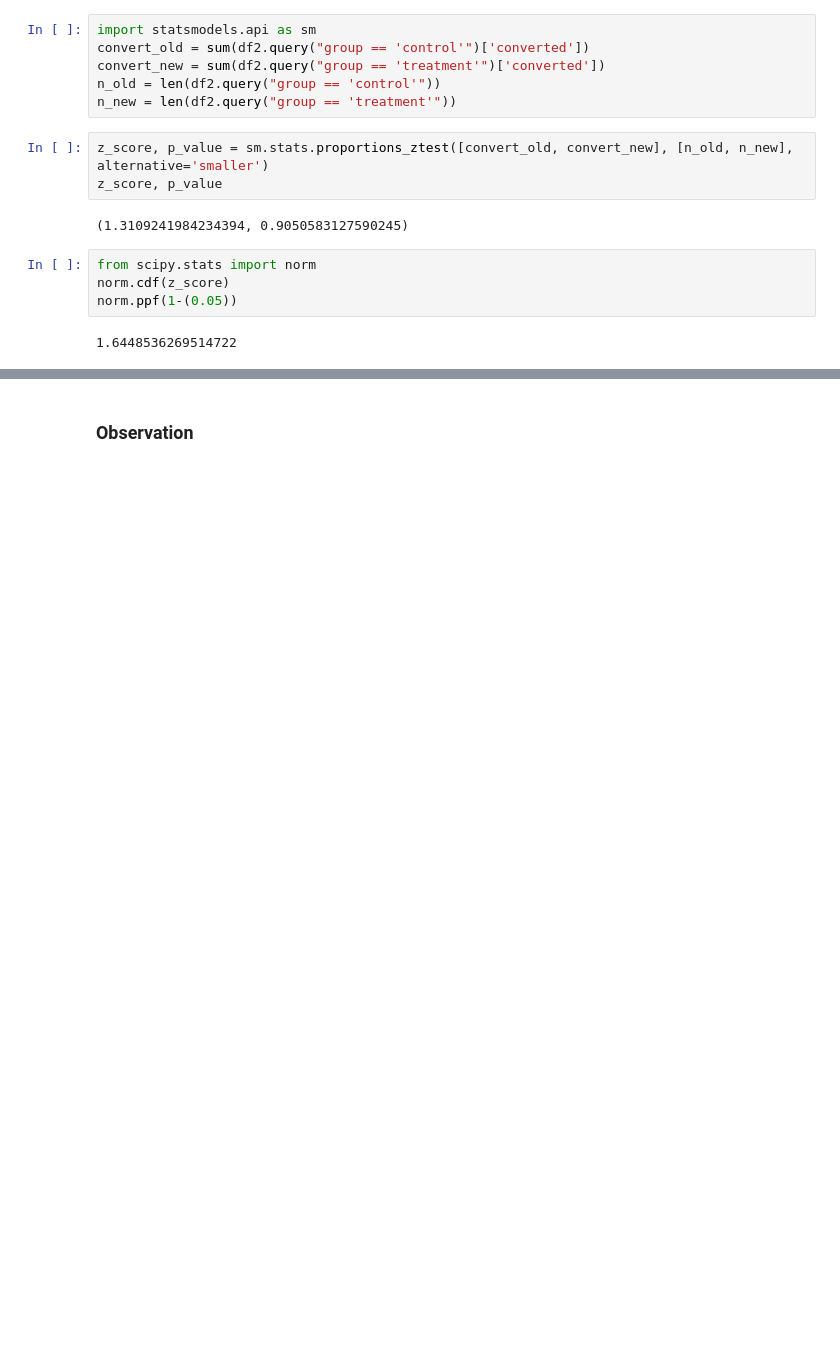
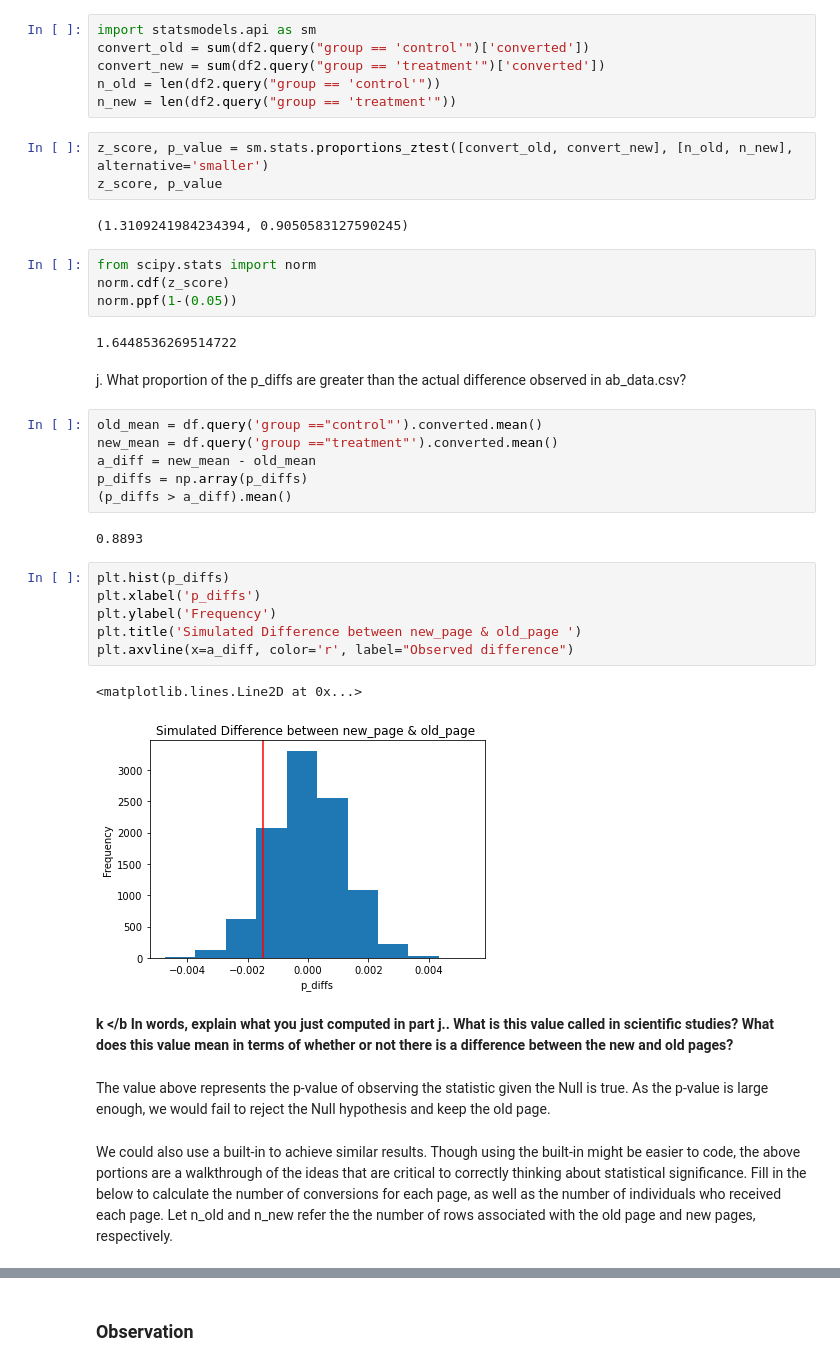
Before and after one commit to iampeterndumba/AB_TEST-ECOMMERCE, a Jupyter notebook: Analyze AB Test Results/Analyze_ab_test_results_notebook.ipynb, the cells around one changed output, grey strips where cells are left out. Cells and saved outputs as stored; diff of their text form; blank space fills up the shorter version.

```diff
--- a/Analyze AB Test Results/Analyze_ab_test_results_notebook.ipynb
+++ b/Analyze AB Test Results/Analyze_ab_test_results_notebook.ipynb
@@ -303,3 +312,28 @@ norm.cdf(z_score)
 norm.ppf(1-(0.05))
 # %% [output]
 1.6448536269514722
+# %% [markdown]
+j. What proportion of the p_diffs are greater than the actual difference observed in ab_data.csv?
+# %%
+old_mean = df.query('group =="control"').converted.mean()
+new_mean = df.query('group =="treatment"').converted.mean()
+a_diff = new_mean - old_mean
+p_diffs = np.array(p_diffs)
+(p_diffs > a_diff).mean()
+# %% [output]
+0.8893
+# %%
+plt.hist(p_diffs)
+plt.xlabel('p_diffs')
+plt.ylabel('Frequency')
+plt.title('Simulated Difference between new_page & old_page ')
+plt.axvline(x=a_diff, color='r', label="Observed difference")
+# %% [output]
+<matplotlib.lines.Line2D at 0x...>
+[figure, added]
+# %% [markdown]
+<b>k </b In words, explain what you just computed in part j.. What is this value called in scientific studies? What does this value mean in terms of whether or not there is a difference between the new and old pages?
+# %% [markdown]
+ The value above represents the p-value of observing the statistic given the Null is true. As the p-value is large enough, we would fail to reject the Null hypothesis and keep the old page.
+# %% [markdown]
+We could also use a built-in to achieve similar results. Though using the built-in might be easier to code, the above portions are a walkthrough of the ideas that are critical to correctly thinking about statistical significance. Fill in the below to calculate the number of conversions for each page, as well as the number of individuals who received each page. Let n_old and n_new refer the the number of rows associated with the old page and new pages, respectively.
```
Also changed, not shown: parts of 17 cells of this notebook.
